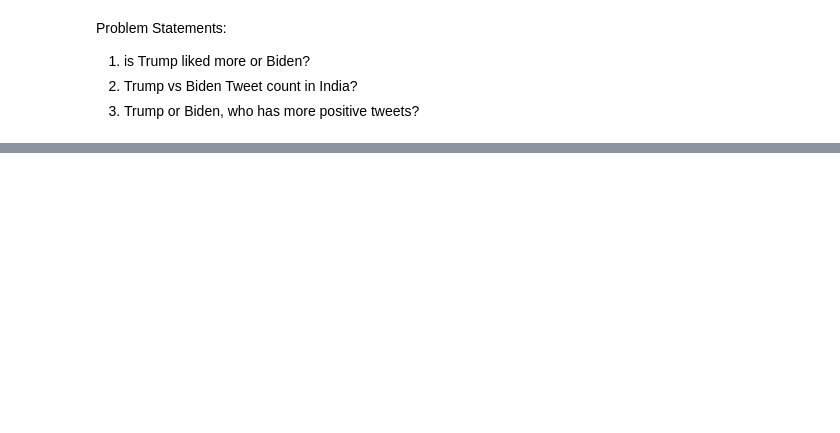
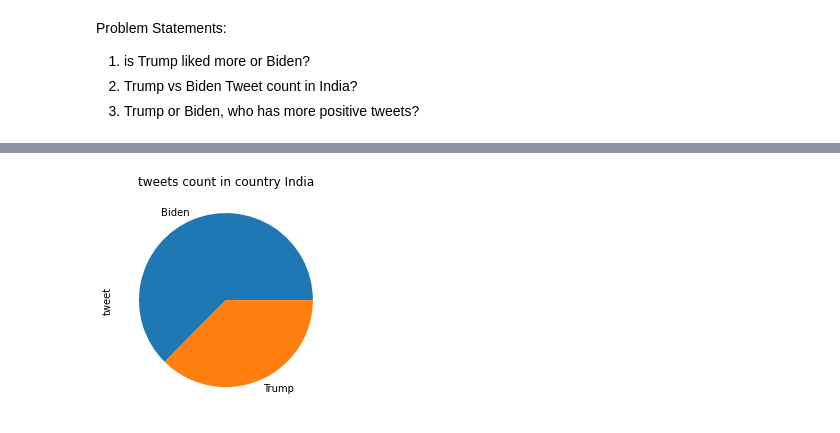
Before and after one commit to prithvikolla/Data-Visualization, a Jupyter notebook: Data-Visualization/Final Project/Final_Project.ipynb, the cells around one changed output, grey strips where cells are left out. Cells and saved outputs as stored; diff of their text form; code cells hidden in the pictures; blank space fills up the shorter version.

```diff
--- a/Data-Visualization/Final Project/Final_Project.ipynb
+++ b/Data-Visualization/Final Project/Final_Project.ipynb
@@ -80,0 +93,8 @@ plt.show()
+# %%
+def Country_tweets(country,kind):
+    Data=df_Mix[df_Mix.country == country].groupby('condidat').tweet.count()
+    Data.plot(x = 'condidate',y = "tweet",kind = kind, title="tweets count in country " + str(country))
+
+Country_tweets('India','pie')
+# %% [output]
+[figure, added]
```
Also changed, not shown: parts of 18 cells of this notebook.
